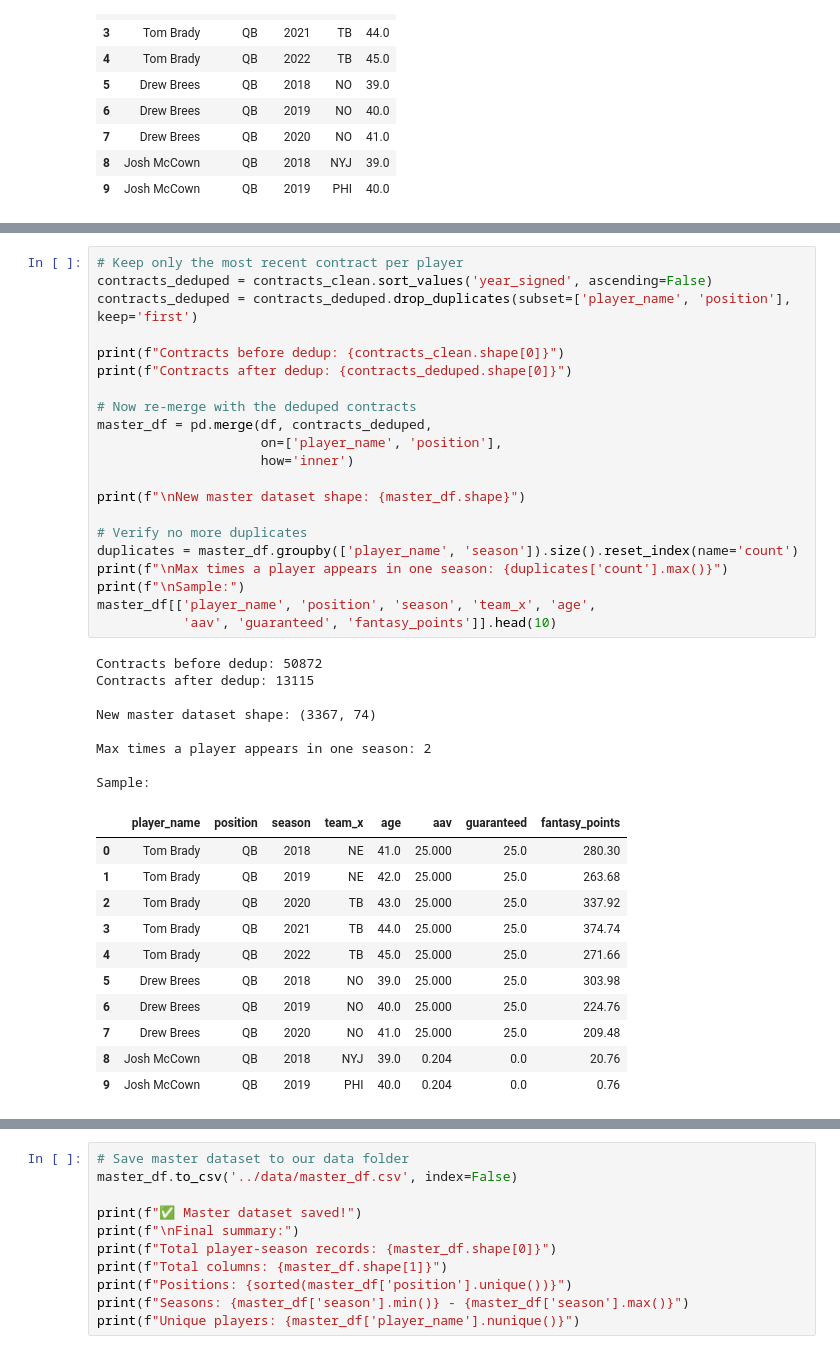
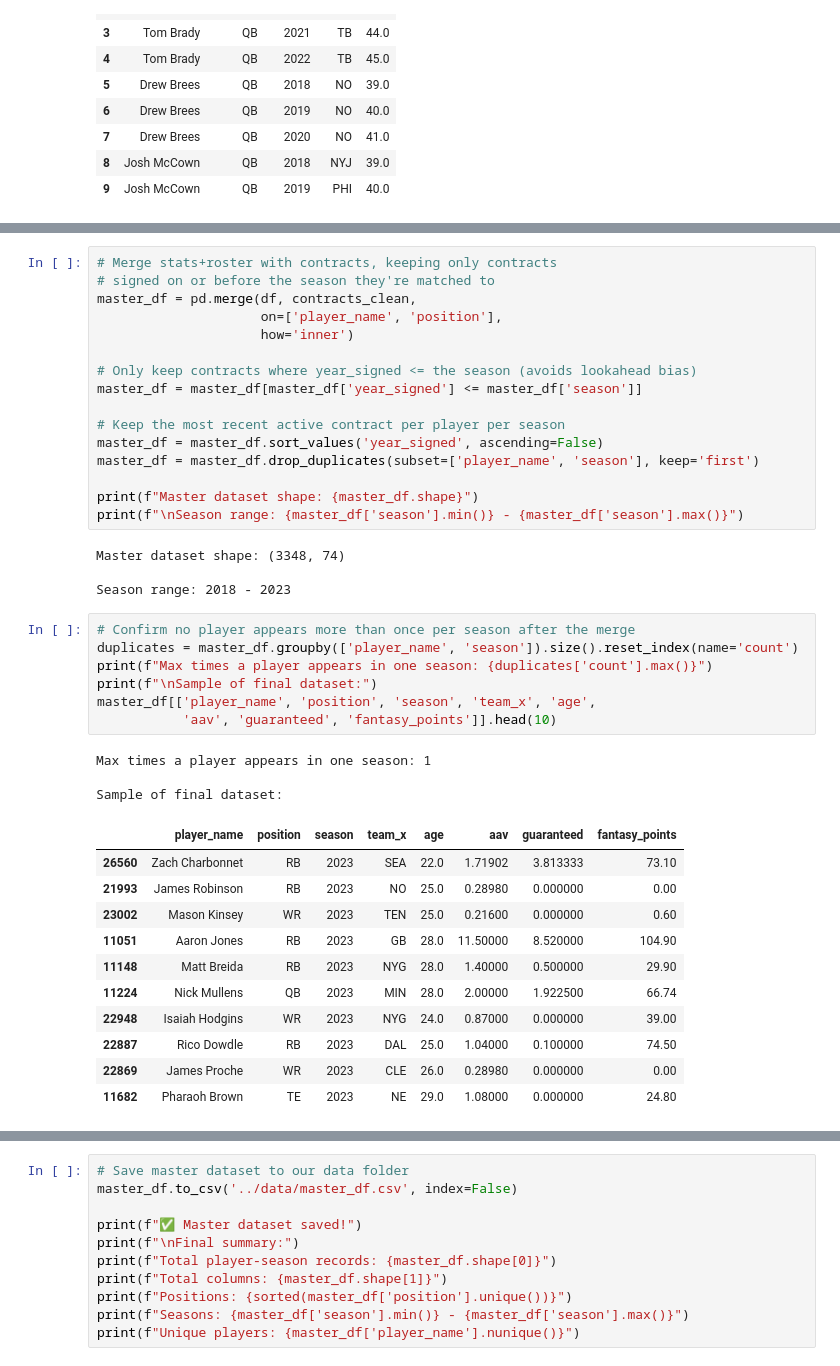
Before and after one commit to darrenbarkins/nfl-value-engine, a Jupyter notebook: notebooks/01_data_collection.ipynb, the cells around one changed output, grey strips where cells are left out. Saved outputs shown, nothing was run; the diff lists cells and outputs as text.

Commit message:
Fix data leakage in contract merge logic

```diff
--- a/notebooks/01_data_collection.ipynb
+++ b/notebooks/01_data_collection.ipynb
@@ -217,41 +170,42 @@ Players appearing more than once per season:
+# %%
+# Merge stats+roster with contracts, keeping only contracts
+# signed on or before the season they're matched to
+master_df = pd.merge(df, contracts_clean,
+                     on=['player_name', 'position'],
+                     how='inner')
+
+# Only keep contracts where year_signed <= the season (avoids lookahead bias)
+master_df = master_df[master_df['year_signed'] <= master_df['season']]
+
+# Keep the most recent active contract per player per season
+master_df = master_df.sort_values('year_signed', ascending=False)
+master_df = master_df.drop_duplicates(subset=['player_name', 'season'], keep='first')
+
+print(f"Master dataset shape: {master_df.shape}")
+print(f"\nSeason range: {master_df['season'].min()} - {master_df['season'].max()}")
+# %% [output]
+Master dataset shape: (3348, 74)
+
+Season range: 2018 - 2023
 # %%
-# Keep only the most recent contract per player
-contracts_deduped = contracts_clean.sort_values('year_signed', ascending=False)
-contracts_deduped = contracts_deduped.drop_duplicates(subset=['player_name', 'position'], keep='first')
-
-print(f"Contracts before dedup: {contracts_clean.shape[0]}")
-print(f"Contracts after dedup: {contracts_deduped.shape[0]}")
-
-# Now re-merge with the deduped contracts
-master_df = pd.merge(df, contracts_deduped,
-                     on=['player_name', 'position'],
-                     how='inner')
-
-print(f"\nNew master dataset shape: {master_df.shape}")
-
-# Verify no more duplicates
+# Confirm no player appears more than once per season after the merge
 duplicates = master_df.groupby(['player_name', 'season']).size().reset_index(name='count')
-print(f"\nMax times a player appears in one season: {duplicates['count'].max()}")
-print(f"\nSample:")
+print(f"Max times a player appears in one season: {duplicates['count'].max()}")
+print(f"\nSample of final dataset:")
 master_df[['player_name', 'position', 'season', 'team_x', 'age',
            'aav', 'guaranteed', 'fantasy_points']].head(10)
 # %% [output]
-Contracts before dedup: 50872
-Contracts after dedup: 13115
+Max times a player appears in one season: 1
 
-New master dataset shape: (3367, 74)
-
-Max times a player appears in one season: 2
-
-Sample:
+Sample of final dataset:
 |  | player_name | position | season | team_x | age | aav | guaranteed | fantasy_points |
-| 0 | Tom Brady | QB | 2018 | NE | 41.0 | 25.000 | 25.0 | 280.30 |
-| 1 | Tom Brady | QB | 2019 | NE | 42.0 | 25.000 | 25.0 | 263.68 |
-| 2 | Tom Brady | QB | 2020 | TB | 43.0 | 25.000 | 25.0 | 337.92 |
-| 3 | Tom Brady | QB | 2021 | TB | 44.0 | 25.000 | 25.0 | 374.74 |
-| 4 | Tom Brady | QB | 2022 | TB | 45.0 | 25.000 | 25.0 | 271.66 |
-| 5 | Drew Brees | QB | 2018 | NO | 39.0 | 25.000 | 25.0 | 303.98 |
-| 6 | Drew Brees | QB | 2019 | NO | 40.0 | 25.000 | 25.0 | 224.76 |
-| 7 | Drew Brees | QB | 2020 | NO | 41.0 | 25.000 | 25.0 | 209.48 |
-| 8 | Josh McCown | QB | 2018 | NYJ | 39.0 | 0.204 | 0.0 | 20.76 |
-| 9 | Josh McCown | QB | 2019 | PHI | 40.0 | 0.204 | 0.0 | 0.76 |
+| 26560 | Zach Charbonnet | RB | 2023 | SEA | 22.0 | 1.71902 | 3.813333 | 73.10 |
+| 21993 | James Robinson | RB | 2023 | NO | 25.0 | 0.28980 | 0.000000 | 0.00 |
+| 23002 | Mason Kinsey | WR | 2023 | TEN | 25.0 | 0.21600 | 0.000000 | 0.60 |
+| 11051 | Aaron Jones | RB | 2023 | GB | 28.0 | 11.50000 | 8.520000 | 104.90 |
+| 11148 | Matt Breida | RB | 2023 | NYG | 28.0 | 1.40000 | 0.500000 | 29.90 |
+| 11224 | Nick Mullens | QB | 2023 | MIN | 28.0 | 2.00000 | 1.922500 | 66.74 |
+| 22948 | Isaiah Hodgins | WR | 2023 | NYG | 24.0 | 0.87000 | 0.000000 | 39.00 |
+| 22887 | Rico Dowdle | RB | 2023 | DAL | 25.0 | 1.04000 | 0.100000 | 74.50 |
+| 22869 | James Proche | WR | 2023 | CLE | 26.0 | 0.28980 | 0.000000 | 0.00 |
+| 11682 | Pharaoh Brown | TE | 2023 | NE | 29.0 | 1.08000 | 0.000000 | 24.80 |
```
Also changed, not shown: parts of 6 cells of this notebook.
